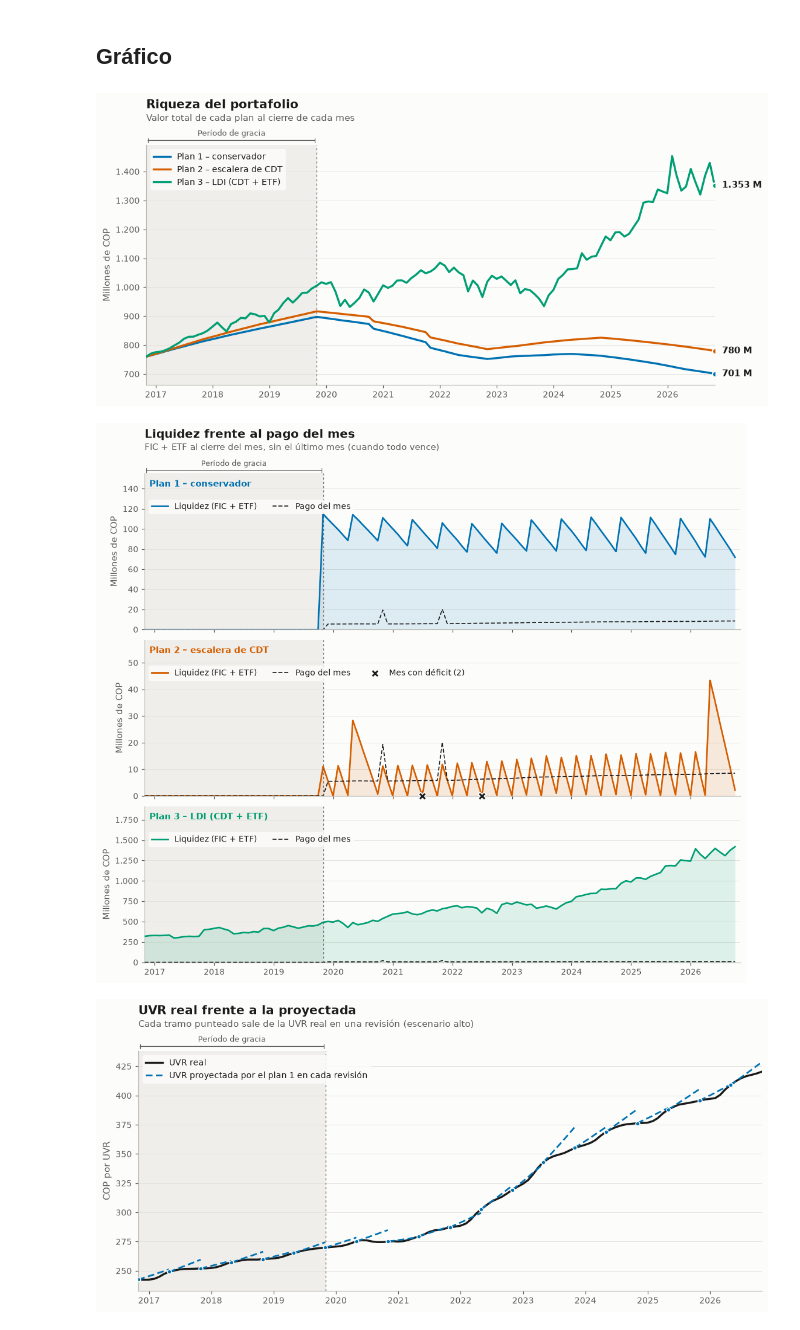
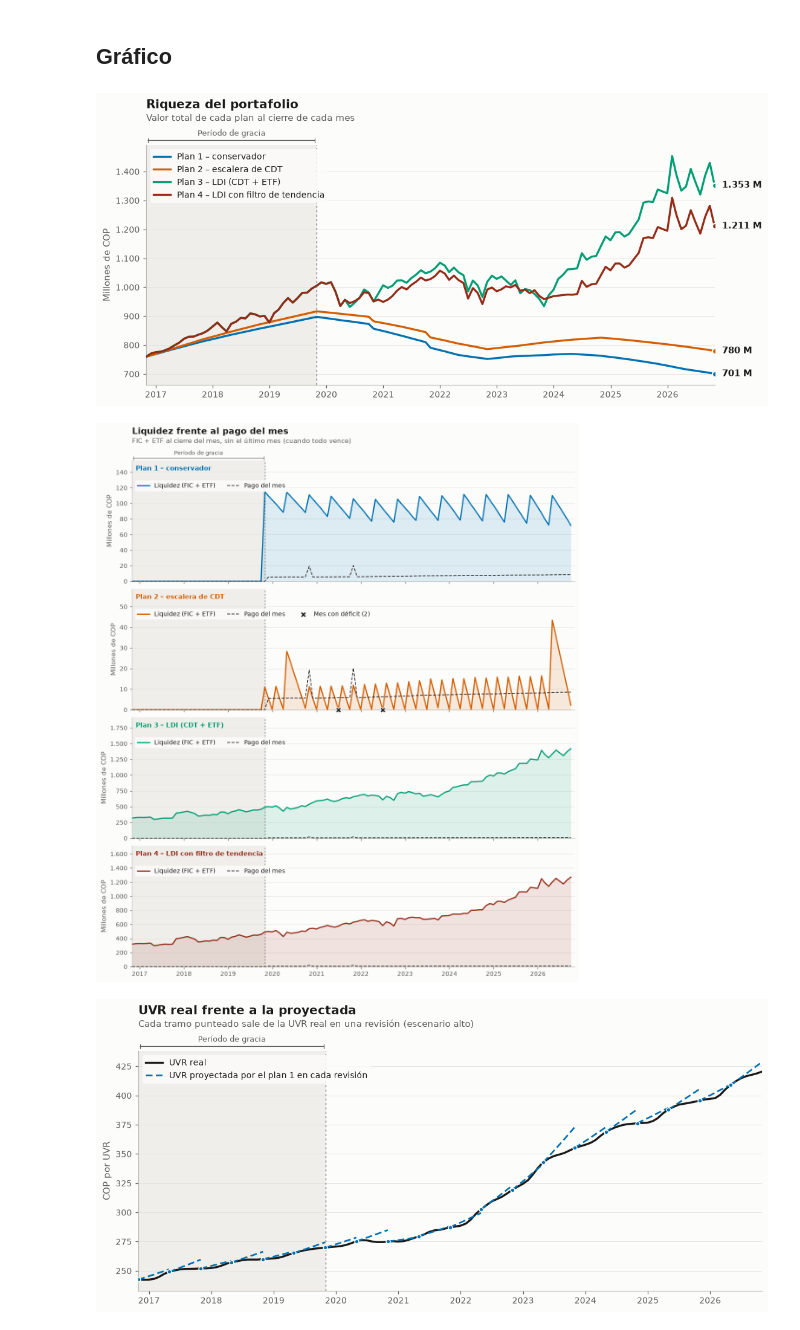
Before and after one commit to Efrain-J/seleccion-portafolio, a Jupyter notebook: notebooks/backtest_plans.ipynb, the cells around one changed output. Saved outputs shown, nothing was run; the diff lists cells and outputs as text; code cells hidden in the pictures.

Commit message:
Added Plan 4 and EFTs stress scenarios

```diff
--- a/notebooks/backtest_plans.ipynb
+++ b/notebooks/backtest_plans.ipynb
@@ -32,6 +34,7 @@ PLANS = {
     "conservative": "Plan 1 – conservador",
     "cdt_ladder": "Plan 2 – escalera de CDT",
     "ldi": "Plan 3 – LDI (CDT + ETF)",
+    "trend_ldi": "Plan 4 – LDI con filtro de tendencia",
 }
 results = {}
 for plan in PLANS:
@@ -71,7 +74,9 @@ import matplotlib.dates as mdates
 from matplotlib.ticker import FuncFormatter
 
 # Colorblind-safe palettes: Okabe-Ito for the plans, Paul Tol "muted" for the instruments
-COLORS = {"conservative": "#0072B2", "cdt_ladder": "#D55E00", "ldi": "#009E73"}  # one color per plan
+# Plan 4: #CC79A7 (next Okabe-Ito hue) is too close to plan 3 under deuteranopia and has contrast < 3:1;
+# #942C18 keeps a CVD distance >= 16 (OKLab x100) from the other three and contrast 7.8:1.
+COLORS = {"conservative": "#0072B2", "cdt_ladder": "#D55E00", "ldi": "#009E73", "trend_ldi": "#942C18"}
 SCENARIO_NAMES = {"base": "base", "high": "alto", "low": "bajo"}
 TEXT, TEXT_2, GRID, SURFACE, GRACE = "#1a1a1a", "#5c5b57", "#e2e1dc", "#fcfcfb", "#efeeea"
 
@@ -189,14 +194,14 @@ for plan, df in results.items():
 ax_w.legend(loc="upper left", frameon=True, facecolor=SURFACE, edgecolor="none", framealpha=0.85)
 plt.show()
 # %% [output]
-[figure, old version]
+[figure, new version]
 # %%
 # Liquidez: FIC + ETF de cada plan (el ETF se vende si el FIC no alcanza) frente al pago del mes.
 # Un panel por plan, cada uno con su escala: la liquidez del plan 3 aplastaría a la de los otros dos.
 # Sin el último mes: en el mes H vencen todos los CDT y la escala no dejaría ver el resto.
 last_month = bt["horizon_months"]
 payments = results["conservative"].query("month < @last_month")
-fig, axes = plt.subplots(len(results), 1, figsize=(10, 8.6), sharex=True, layout="constrained")
+fig, axes = plt.subplots(len(results), 1, figsize=(10, 2.9 * len(results)), sharex=True, layout="constrained")
 for ax, (plan, df) in zip(axes, results.items(), strict=True):
     style_axes(ax, "Millones de COP")
     df = df[df["month"] < last_month]
@@ -217,34 +222,34 @@ for ax, (plan, df) in zip(axes, results.items(), strict=True):
         df["date"][short],
         liquid[short],
         s=80,
         marker="X",
         color=TEXT,
         edgecolor=SURFACE,
         linewidth=1.2,
         zorder=5,
         clip_on=False,
         label=f"Mes con déficit ({short.sum()})" if short.any() else None,
     )
     ax.set_ylim(bottom=0)
     ax.set_ylim(top=liquid.max() * 1.35)  # headroom for the plan name and the legend
     ax.text(0.008, 0.96, PLANS[plan], transform=ax.transAxes, va="top", fontweight="bold", color=COLORS[plan])
     ax.legend(
         loc="upper left",
         bbox_to_anchor=(0, 0.86),
         ncols=3,
         frameon=True,
         facecolor=SURFACE,
         edgecolor="none",
         framealpha=0.85,
     )
 add_header(
     axes[0],
     "Liquidez frente al pago del mes",
     "FIC + ETF al cierre del mes, sin el último mes (cuando todo vence)",
 )
 plt.show()
 # %% [output]
-[figure, old version]
+[figure, new version]
 # %%
 # UVR real en tinta; las proyecciones del plan 1 en su color, dibujadas encima (zorder mayor)
 fig, ax_u = new_axes(
```
Also changed, not shown: parts of 5 cells of this notebook, 15 other files.
